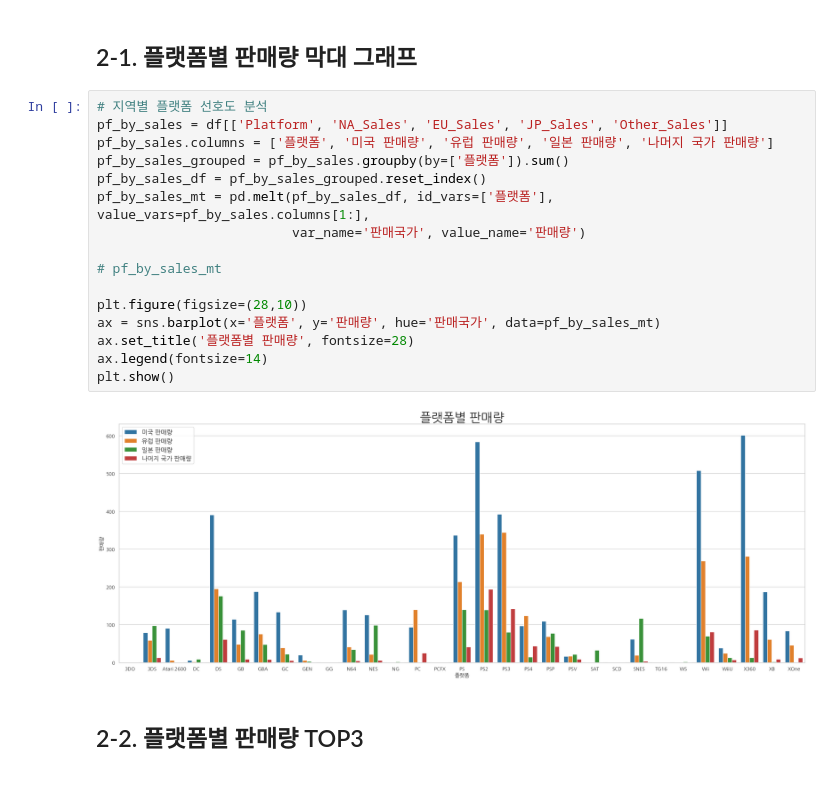
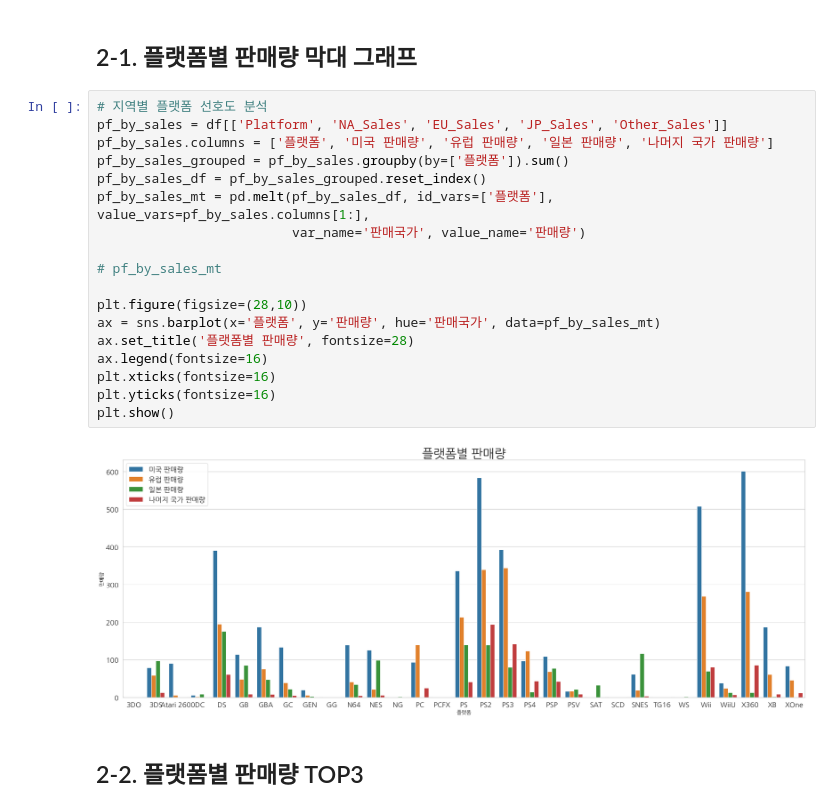
Before and after one commit to rsj9987/videogames_analysis, a Jupyter notebook: AI_03_나승주_section1_발표노트.ipynb, the cells around one changed output. Saved outputs shown, nothing was run; the diff lists cells and outputs as text.

```diff
--- a/AI_03_나승주_section1_발표노트.ipynb
+++ b/AI_03_나승주_section1_발표노트.ipynb
@@ -544,21 +266,23 @@ genre_pf[condition]
 # %%
 # 지역별 플랫폼 선호도 분석
 pf_by_sales = df[['Platform', 'NA_Sales', 'EU_Sales', 'JP_Sales', 'Other_Sales']]
 pf_by_sales.columns = ['플랫폼', '미국 판매량', '유럽 판매량', '일본 판매량', '나머지 국가 판매량']
 pf_by_sales_grouped = pf_by_sales.groupby(by=['플랫폼']).sum()
 pf_by_sales_df = pf_by_sales_grouped.reset_index()
 pf_by_sales_mt = pd.melt(pf_by_sales_df, id_vars=['플랫폼'], value_vars=pf_by_sales.columns[1:],
                          var_name='판매국가', value_name='판매량')
 
 # pf_by_sales_mt
 
 plt.figure(figsize=(28,10))
 ax = sns.barplot(x='플랫폼', y='판매량', hue='판매국가', data=pf_by_sales_mt)
 ax.set_title('플랫폼별 판매량', fontsize=28)
-ax.legend(fontsize=14)
+ax.legend(fontsize=16)
+plt.xticks(fontsize=16)
+plt.yticks(fontsize=16)
 plt.show()
 # %% [output]
-[figure, old version]
+[figure, new version]
 # %% [markdown]
 ## 2-2. 플랫폼별 판매량 TOP3
 # %%
```
Also changed, not shown: parts of 55 cells of this notebook, 1 other file.
